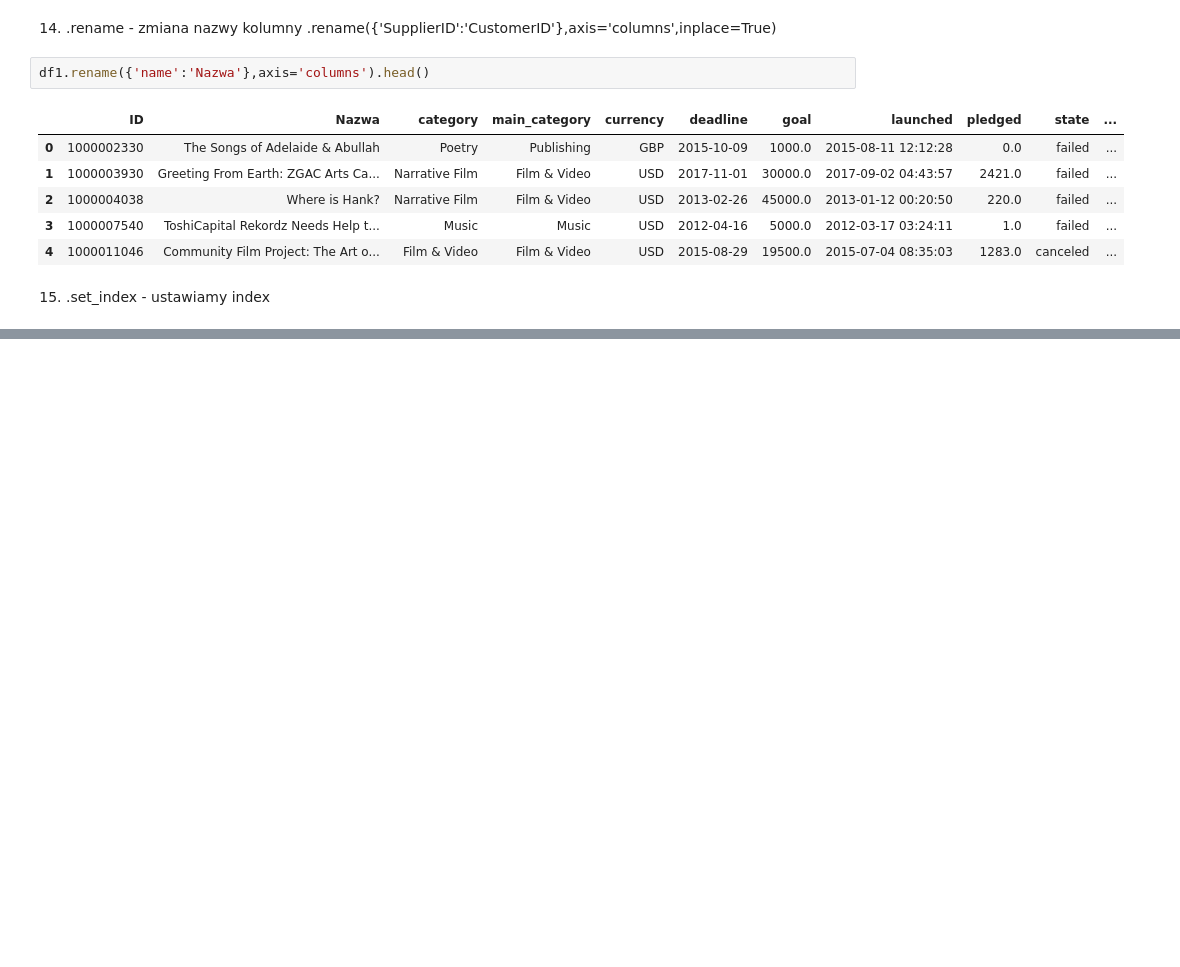
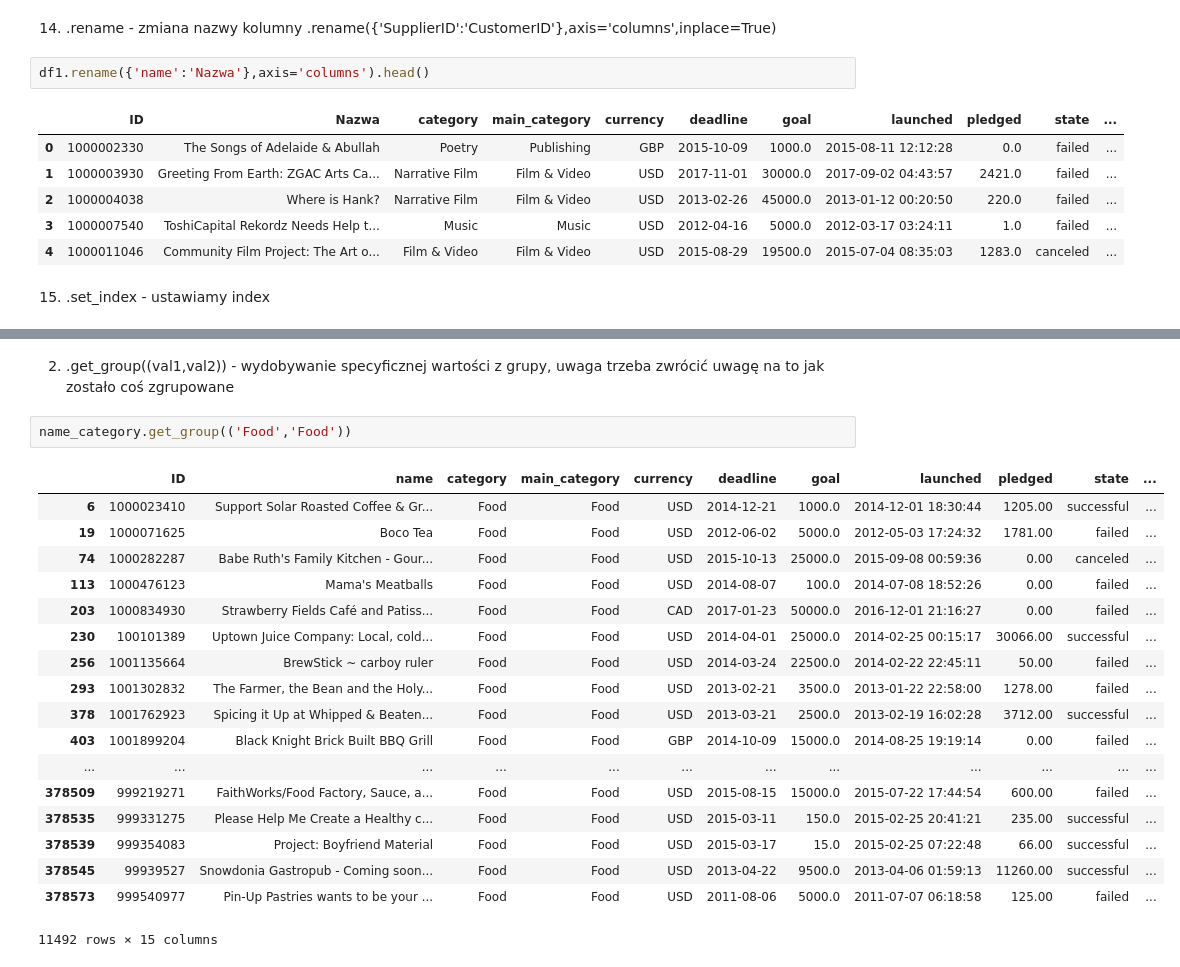
Before and after one commit to infoshareacademy/jdsz4-PandP, a Jupyter notebook: projekt_python/prework/AnalizaDanychPandasNumpyETC.ipynb, the cells around one changed output, grey strips where cells are left out. Drawn from its saved outputs; the diff is of its cells as text; blank space fills up the shorter version.

```diff
--- a/projekt_python/prework/AnalizaDanychPandasNumpyETC.ipynb
+++ b/projekt_python/prework/AnalizaDanychPandasNumpyETC.ipynb
@@ -925,0 +1360,23 @@ df1.set_index('name').head()
+# %% [markdown]
+2. .get_group((val1,val2)) - wydobywanie specyficznej wartości z grupy, uwaga trzeba zwrócić uwagę na to jak zostało coś zgrupowane
+# %%
+name_category.get_group(('Food','Food'))
+# %% [output]
+|  | ID | name | category | main_category | currency | deadline | goal | launched | pledged | state | ... |
+| 6 | 1000023410 | Support Solar Roasted Coffee & Gr... | Food | Food | USD | 2014-12-21 | 1000.0 | 2014-12-01 18:30:44 | 1205.00 | successful | ... |
+| 19 | 1000071625 | Boco Tea | Food | Food | USD | 2012-06-02 | 5000.0 | 2012-05-03 17:24:32 | 1781.00 | failed | ... |
+| 74 | 1000282287 | Babe Ruth's Family Kitchen - Gour... | Food | Food | USD | 2015-10-13 | 25000.0 | 2015-09-08 00:59:36 | 0.00 | canceled | ... |
+| 113 | 1000476123 | Mama's Meatballs | Food | Food | USD | 2014-08-07 | 100.0 | 2014-07-08 18:52:26 | 0.00 | failed | ... |
+| 203 | 1000834930 | Strawberry Fields Café and Patiss... | Food | Food | CAD | 2017-01-23 | 50000.0 | 2016-12-01 21:16:27 | 0.00 | failed | ... |
+| 230 | 100101389 | Uptown Juice Company: Local, cold... | Food | Food | USD | 2014-04-01 | 25000.0 | 2014-02-25 00:15:17 | 30066.00 | successful | ... |
+| 256 | 1001135664 | BrewStick ~ carboy ruler | Food | Food | USD | 2014-03-24 | 22500.0 | 2014-02-22 22:45:11 | 50.00 | failed | ... |
+| 293 | 1001302832 | The Farmer, the Bean and the Holy... | Food | Food | USD | 2013-02-21 | 3500.0 | 2013-01-22 22:58:00 | 1278.00 | failed | ... |
+| 378 | 1001762923 | Spicing it Up at Whipped & Beaten... | Food | Food | USD | 2013-03-21 | 2500.0 | 2013-02-19 16:02:28 | 3712.00 | successful | ... |
+| 403 | 1001899204 | Black Knight Brick Built BBQ Grill | Food | Food | GBP | 2014-10-09 | 15000.0 | 2014-08-25 19:19:14 | 0.00 | failed | ... |
+| ... | ... | ... | ... | ... | ... | ... | ... | ... | ... | ... | ... |
+| 378509 | 999219271 | FaithWorks/Food Factory, Sauce, a... | Food | Food | USD | 2015-08-15 | 15000.0 | 2015-07-22 17:44:54 | 600.00 | failed | ... |
+| 378535 | 999331275 | Please Help Me Create a Healthy c... | Food | Food | USD | 2015-03-11 | 150.0 | 2015-02-25 20:41:21 | 235.00 | successful | ... |
+| 378539 | 999354083 | Project: Boyfriend Material | Food | Food | USD | 2015-03-17 | 15.0 | 2015-02-25 07:22:48 | 66.00 | successful | ... |
+| 378545 | 99939527 | Snowdonia Gastropub - Coming soon... | Food | Food | USD | 2013-04-22 | 9500.0 | 2013-04-06 01:59:13 | 11260.00 | successful | ... |
+| 378573 | 999540977 | Pin-Up Pastries wants to be your ... | Food | Food | USD | 2011-08-06 | 5000.0 | 2011-07-07 06:18:58 | 125.00 | failed | ... |
+11492 rows × 15 columns
```
Also changed, not shown: parts of 34 cells of this notebook.
